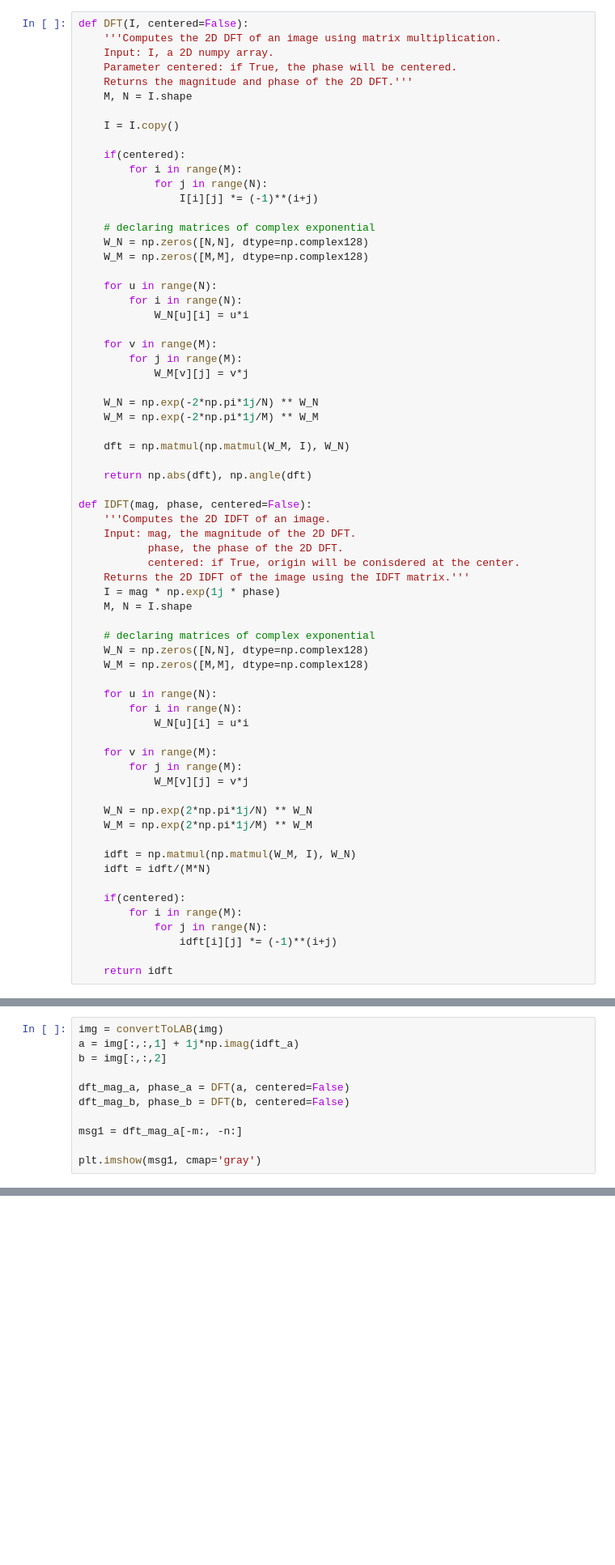
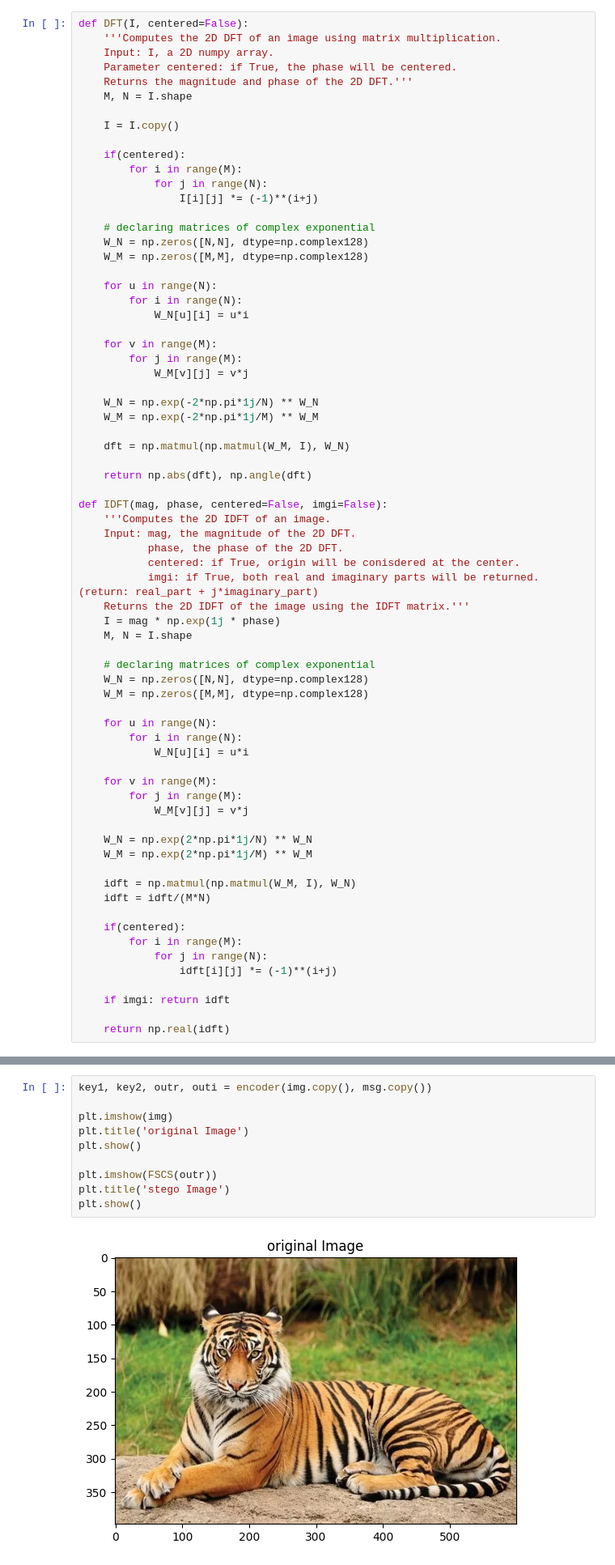
Before and after one commit to shreyaswankhede12/IVP-project, a Jupyter notebook: Code/main.ipynb, the cells around one changed output, grey strips where cells are left out. Shown at 81% size. Cells and saved outputs as stored; diff of their text form; blank space fills up the shorter version.

```diff
--- a/Code/main.ipynb
+++ b/Code/main.ipynb
@@ -221,11 +200,12 @@ def DFT(I, centered=False):
 
     return np.abs(dft), np.angle(dft)
 
-def IDFT(mag, phase, centered=False):
+def IDFT(mag, phase, centered=False, imgi=False):
     '''Computes the 2D IDFT of an image.
     Input: mag, the magnitude of the 2D DFT.
            phase, the phase of the 2D DFT.
            centered: if True, origin will be conisdered at the center.
+           imgi: if True, both real and imaginary parts will be returned. (return: real_part + j*imaginary_part)
     Returns the 2D IDFT of the image using the IDFT matrix.'''
     I = mag * np.exp(1j * phase)
     M, N = I.shape
@@ -253,7 +233,9 @@ def IDFT(mag, phase, centered=False):
             for j in range(N):
                 idft[i][j] *= (-1)**(i+j)
 
-    return idft
+    if imgi: return idft
+
+    return np.real(idft)
 # %%
 dft_mag, dft_phase = DFT(gray_img, centered=True)
 
@@ -344,11 +295,0 @@ plt.show()
-# %%
-img = convertToLAB(img)
-a = img[:,:,1] + 1j*np.imag(idft_a)
-b = img[:,:,2]
-
-dft_mag_a, phase_a = DFT(a, centered=False)
-dft_mag_b, phase_b = DFT(b, centered=False)
-
-msg1 = dft_mag_a[-m:, -n:]
-
-plt.imshow(msg1, cmap='gray')
@@ -362,0 +345,12 @@ plt.imshow(point_op(FSCS(msg1), L=0), cmap="gray")
+# %%
+key1, key2, outr, outi = encoder(img.copy(), msg.copy())
+
+plt.imshow(img)
+plt.title('original Image')
+plt.show()
+
+plt.imshow(FSCS(outr))
+plt.title('stego Image')
+plt.show()
+# %% [output]
+[figure, added]
```
Also changed, not shown: parts of 16 cells of this notebook, 1 other file.
